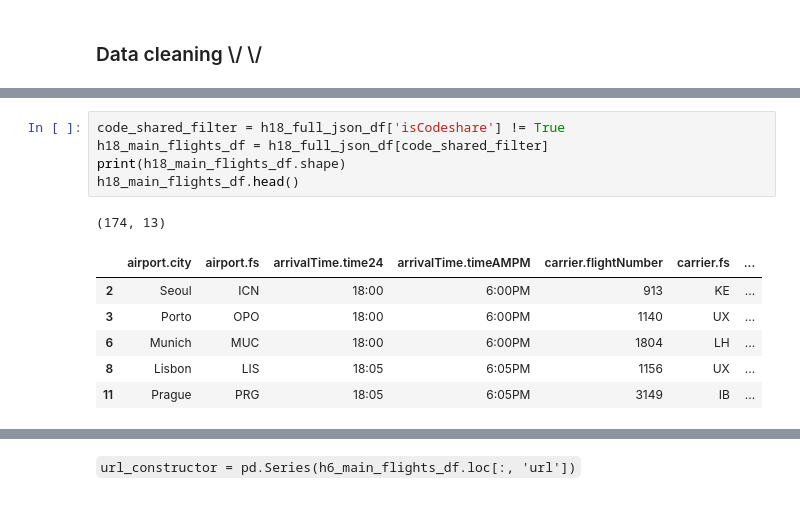
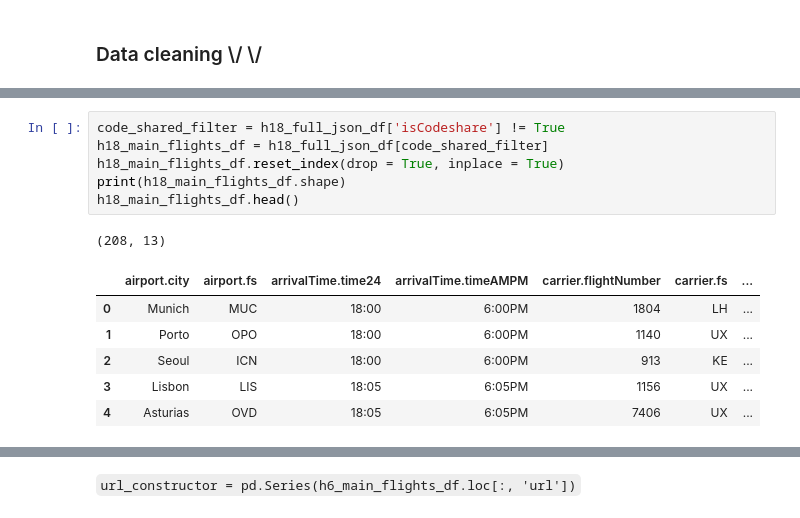
Before and after one commit to Mike76b/Web_Scraping, a Jupyter notebook: ftipy.ipynb, the cells around one changed output, grey strips where cells are left out. Saved outputs shown, nothing was run; the diff lists cells and outputs as text.

```diff
--- a/ftipy.ipynb
+++ b/ftipy.ipynb
@@ -151,13 +154,14 @@ h12_main_flights_df.head()
 # %%
 code_shared_filter = h18_full_json_df['isCodeshare'] != True
 h18_main_flights_df = h18_full_json_df[code_shared_filter]
+h18_main_flights_df.reset_index(drop = True, inplace = True)
 print(h18_main_flights_df.shape)
 h18_main_flights_df.head()
 # %% [output]
-(174, 13)
+(208, 13)
 |  | airport.city | airport.fs | arrivalTime.time24 | arrivalTime.timeAMPM | carrier.flightNumber | carrier.fs | ... |
+| 0 | Munich | MUC | 18:00 | 6:00PM | 1804 | LH | ... |
+| 1 | Porto | OPO | 18:00 | 6:00PM | 1140 | UX | ... |
 | 2 | Seoul | ICN | 18:00 | 6:00PM | 913 | KE | ... |
-| 3 | Porto | OPO | 18:00 | 6:00PM | 1140 | UX | ... |
-| 6 | Munich | MUC | 18:00 | 6:00PM | 1804 | LH | ... |
-| 8 | Lisbon | LIS | 18:05 | 6:05PM | 1156 | UX | ... |
-| 11 | Prague | PRG | 18:05 | 6:05PM | 3149 | IB | ... |
+| 3 | Lisbon | LIS | 18:05 | 6:05PM | 1156 | UX | ... |
+| 4 | Asturias | OVD | 18:05 | 6:05PM | 7406 | UX | ... |
```
Also changed, not shown: parts of 40 cells of this notebook.
